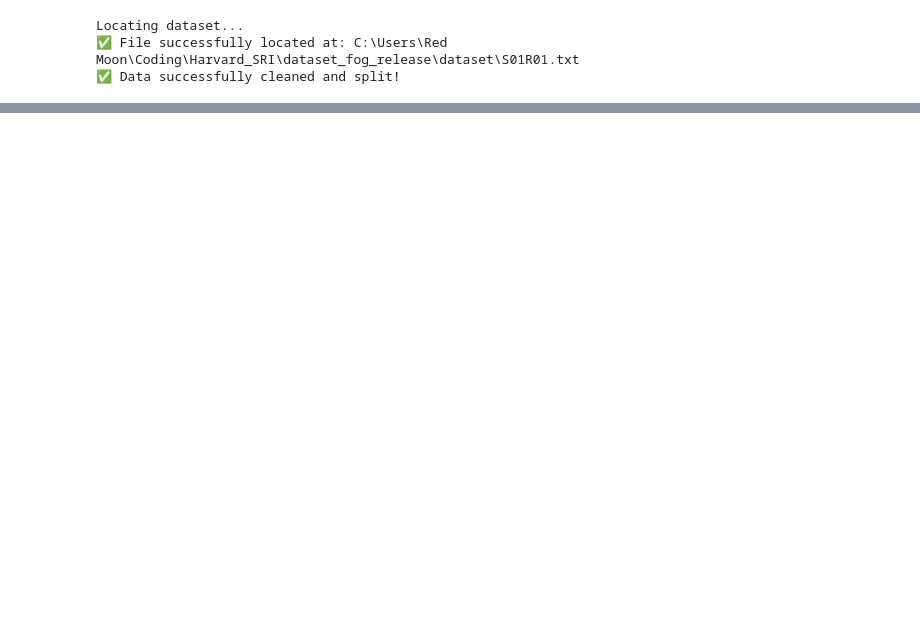
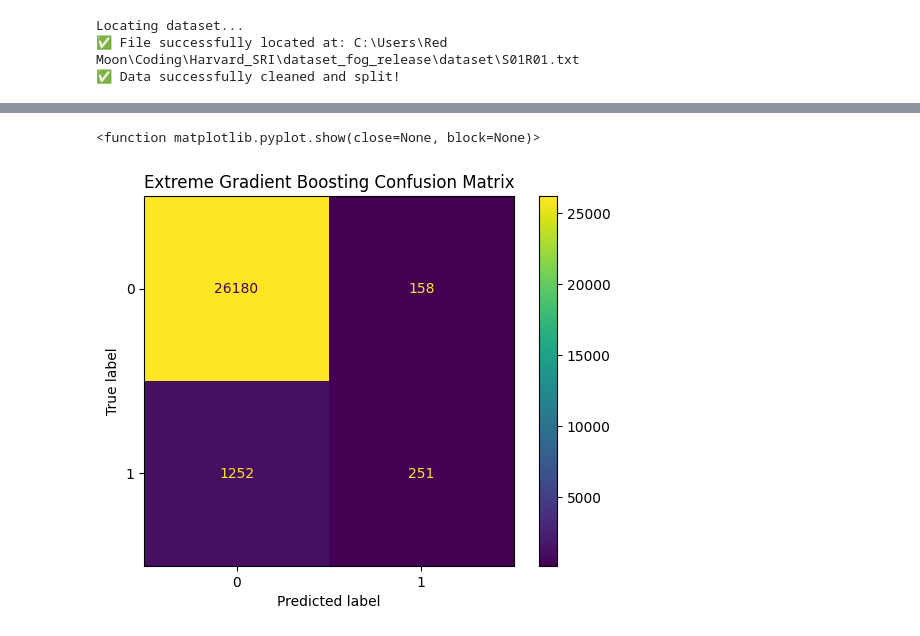
Before and after one commit to Negetsu/Harvard_SRI, a Jupyter notebook: Week5.ipynb, the cells around one changed output, grey strips where cells are left out. Drawn from its saved outputs; the diff is of its cells as text; code cells hidden in the pictures; blank space fills up the shorter version.

```diff
--- a/Week5.ipynb
+++ b/Week5.ipynb
@@ -78,0 +86,13 @@ forest_pred = forest_model.predict(X_val)
+# %%
+# XG GBoost
+ex_model = xgb.XGBClassifier(n_estimators=100, random_state=42, max_depth=6, eval_metric='logloss')
+ex_model.fit(X_train, y_train)
+ex_pred = ex_model.predict(X_val)
+
+#Confusion Matrix
+ConfusionMatrixDisplay.from_predictions(y_val,ex_pred)
+plt.title("Extreme Gradient Boosting Confusion Matrix")
+plt.show
+# %% [output]
+<function matplotlib.pyplot.show(close=None, block=None)>
+[figure, added]
```
Also changed, not shown: parts of 2 cells of this notebook.
